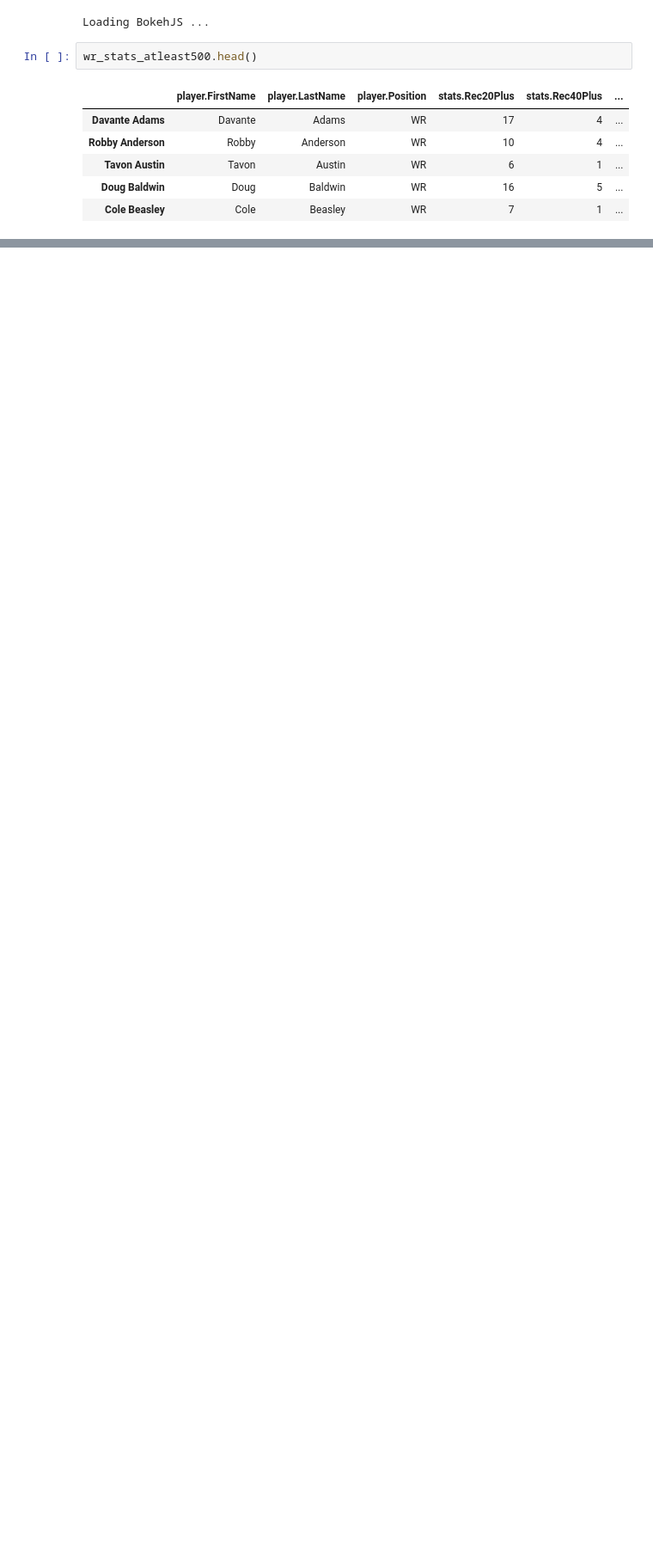
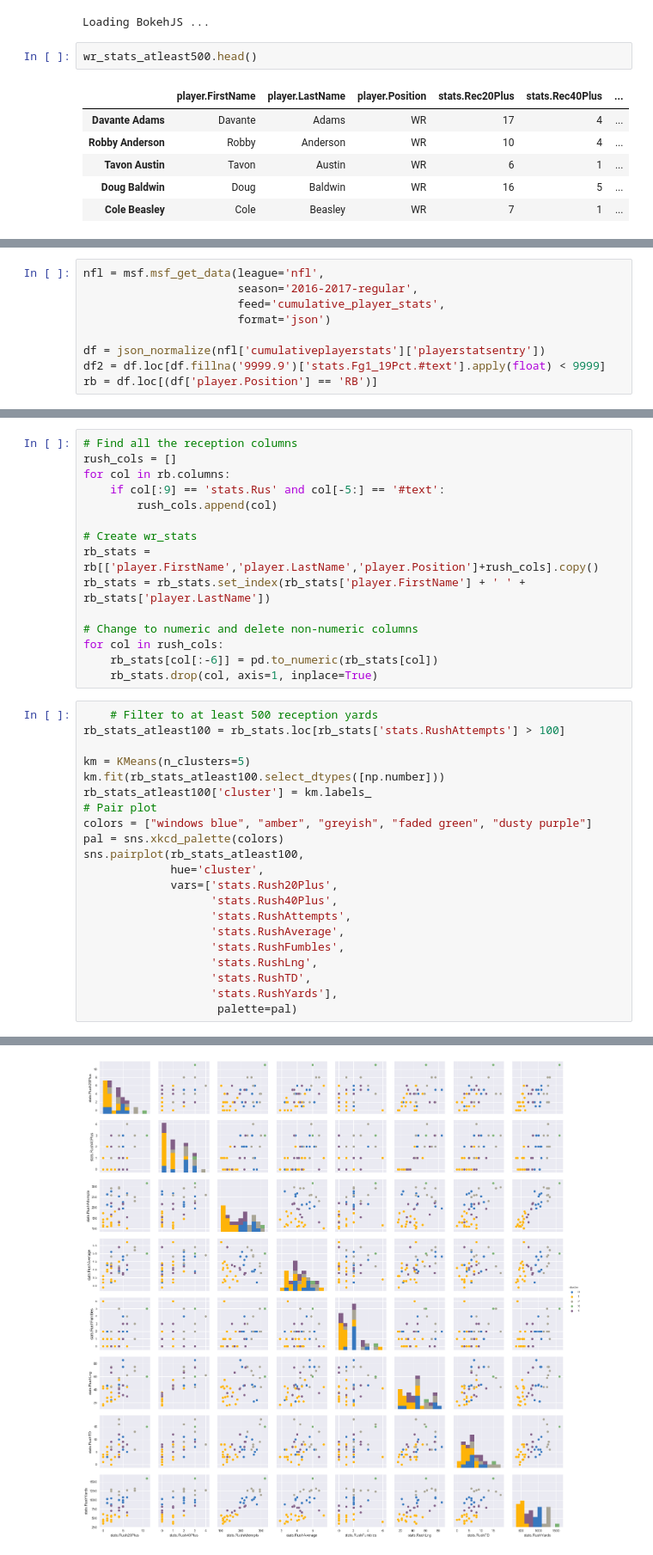
Before and after one commit to RobMulla/sportsdata, a Jupyter notebook: MySportsFeeds_API_Test.ipynb, the cells around one changed output, grey strips where cells are left out. Shown: that part at 86% size. Saved outputs shown, nothing was run; the diff lists cells and outputs as text; blank space fills up the shorter version.

```diff
--- a/MySportsFeeds_API_Test.ipynb
+++ b/MySportsFeeds_API_Test.ipynb
@@ -260,0 +263,9 @@ See https://github.com/bokeh/bokeh/issues/2056 for more information.
+# %%
+nfl = msf.msf_get_data(league='nfl',
+                       season='2016-2017-regular',
+                       feed='cumulative_player_stats',
+                       format='json')
+
+df = json_normalize(nfl['cumulativeplayerstats']['playerstatsentry'])
+df2 = df.loc[df.fillna('9999.9')['stats.Fg1_19Pct.#text'].apply(float) < 9999]
+rb = df.loc[(df['player.Position'] == 'RB')]
@@ -260,0 +280,37 @@ See https://github.com/bokeh/bokeh/issues/2056 for more information.
+# %%
+# Find all the reception columns
+rush_cols = []
+for col in rb.columns:
+    if col[:9] == 'stats.Rus' and col[-5:] == '#text':
+        rush_cols.append(col)
+
+# Create wr_stats
+rb_stats = rb[['player.FirstName','player.LastName','player.Position']+rush_cols].copy()
+rb_stats = rb_stats.set_index(rb_stats['player.FirstName'] + ' ' + rb_stats['player.LastName'])
+
+# Change to numeric and delete non-numeric columns
+for col in rush_cols:
+    rb_stats[col[:-6]] = pd.to_numeric(rb_stats[col])
+    rb_stats.drop(col, axis=1, inplace=True)
+# %%
+    # Filter to at least 500 reception yards
+rb_stats_atleast100 = rb_stats.loc[rb_stats['stats.RushAttempts'] > 100]
+
+km = KMeans(n_clusters=5)
+km.fit(rb_stats_atleast100.select_dtypes([np.number]))
+rb_stats_atleast100['cluster'] = km.labels_
+# Pair plot
+colors = ["windows blue", "amber", "greyish", "faded green", "dusty purple"]
+pal = sns.xkcd_palette(colors)
+sns.pairplot(rb_stats_atleast100,
+             hue='cluster',
+             vars=['stats.Rush20Plus',
+                   'stats.Rush40Plus',
+                   'stats.RushAttempts',
+                   'stats.RushAverage',
+                   'stats.RushFumbles',
+                   'stats.RushLng',
+                   'stats.RushTD',
+                   'stats.RushYards'],
+                    palette=pal)
+# %% [output]
@@ -260,0 +322 @@ See https://github.com/bokeh/bokeh/issues/2056 for more information.
+[figure, added]
```
Also changed, not shown: parts of 7 cells of this notebook.
